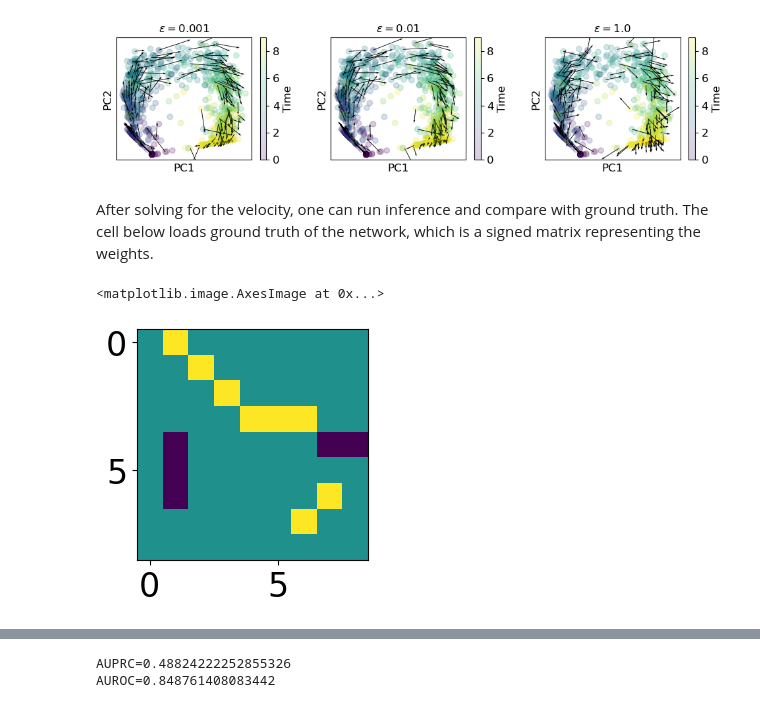
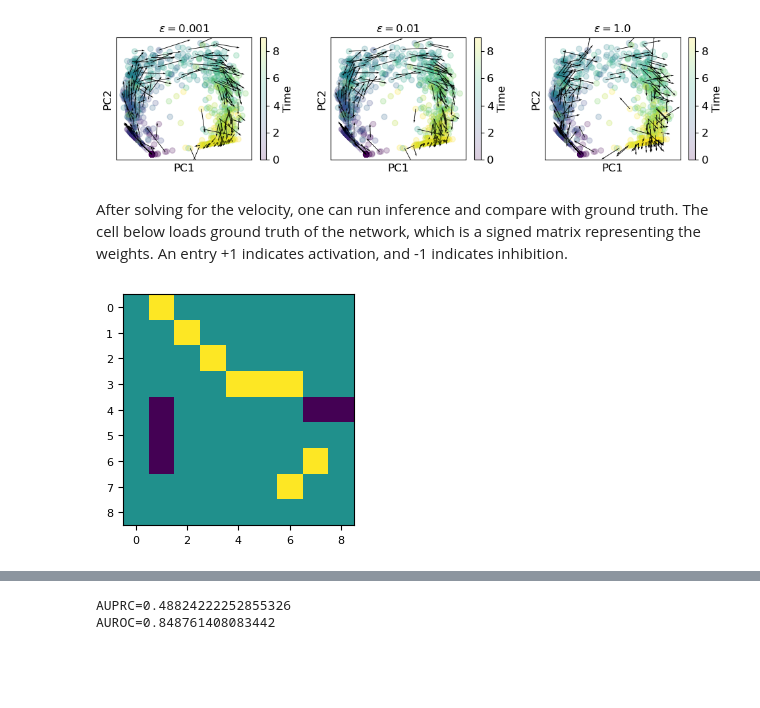
Before and after one commit to NoahElRimawiFine/OT-Velocity, a Jupyter notebook: Scripts/Demo.ipynb, the cells around one changed output, grey strips where cells are left out. Drawn from its saved outputs; the diff is of its cells as text; code cells hidden in the pictures; blank space fills up the shorter version.

```diff
--- a/Scripts/Demo.ipynb
+++ b/Scripts/Demo.ipynb
@@ -141,14 +156,15 @@ plt.show()
 # %% [output]
 [figure]
 # %% [markdown]
-After solving for the velocity, one can run inference and compare with ground truth. The cell below loads ground truth of the network, which is a signed matrix representing the weights.
+After solving for the velocity, one can run inference and compare with ground truth. The cell below loads ground truth of the network, which is a signed matrix representing the weights. An entry +1 indicates activation, and -1 indicates inhibition.
 # %%
+example = 'FN8'
 FileName = '../Data/HARISSA/'+example+'/True/inter_signed.npy'
 truth = np.load(FileName)
-truth = truth - np.diag ( np.diag( truth ) )
+truth = truth - np.diag ( np.diag( truth ) ) # remove diagonal links
 import scipy.io
 #scipy.io.savemat( '../Figures/HARISSA/truth.mat',mdict={'truth':truth} )
 plt.imshow(truth)
+plt.show()
 # %% [output]
-<matplotlib.image.AxesImage at 0x...>
-[figure, old version]
+[figure, new version]
```
Also changed, not shown: parts of 17 cells of this notebook, 6 other files.
